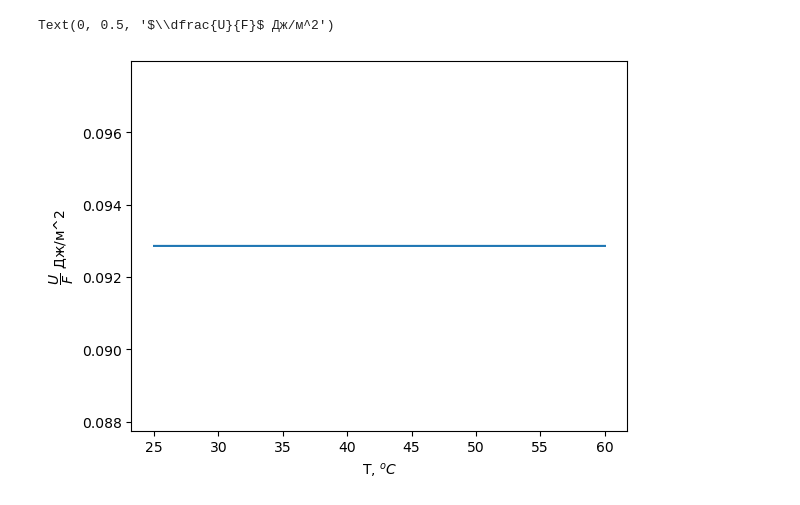
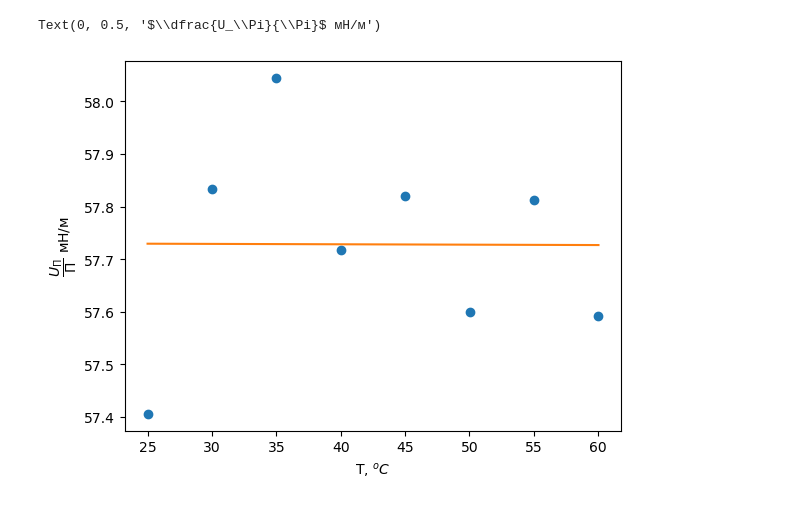
Before and after one commit to Andrew-the-Programmer/mipt_physics_labs, a Jupyter notebook: 2.5.1/JeniaS/251.ipynb, the cells around one changed output. Drawn from its saved outputs; the diff is of its cells as text; code cells hidden in the pictures.

```diff
--- a/2.5.1/JeniaS/251.ipynb
+++ b/2.5.1/JeniaS/251.ipynb
@@ -93,13 +90,25 @@ array([-0.00012868,  0.05773128])
+# %%
+y = sigma - T * coef[0]
+x = np.linspace(min(T), max(T)+0.02, len(y))
+
+coef, err = optimize.curve_fit(lin, x, y)
+y1 = lin(x, coef[0], coef[1])
+
+plt.plot(x, y, 'o')
+plt.plot(x, y1)
+plt.xlabel(r'T, $^o C$')
+#plt.ylim(0, 0.02)
+plt.ylabel(r'$\dfrac{U_\Pi}{\Pi}$ мН/м')
+# %% [output]
+Text(0, 0.5, '$\\dfrac{U_\\Pi}{\\Pi}$ мН/м')
+[figure, added]
 # %%
 def lin2(k, x):
     return k * x
 
 x = np.arange(min(T), max(T)+0.02, 0.01)
-y = lin(x + 273, -coef[0], 0)
+y = sigma
 plt.plot(x, y+y1)
 plt.xlabel(r'T, $^o C$')
 #plt.ylim(0, 0.02)
-plt.ylabel(r'$\dfrac{U}{F}$ Дж/м^2')
+plt.ylabel(r'$\dfrac{U_\Pi}{\Pi}$ Дж/м^2')
-# %% [output]
-Text(0, 0.5, '$\\dfrac{U}{F}$ Дж/м^2')
-[figure, removed]
```
Also changed, not shown: parts of 6 cells of this notebook, 6 other files.
